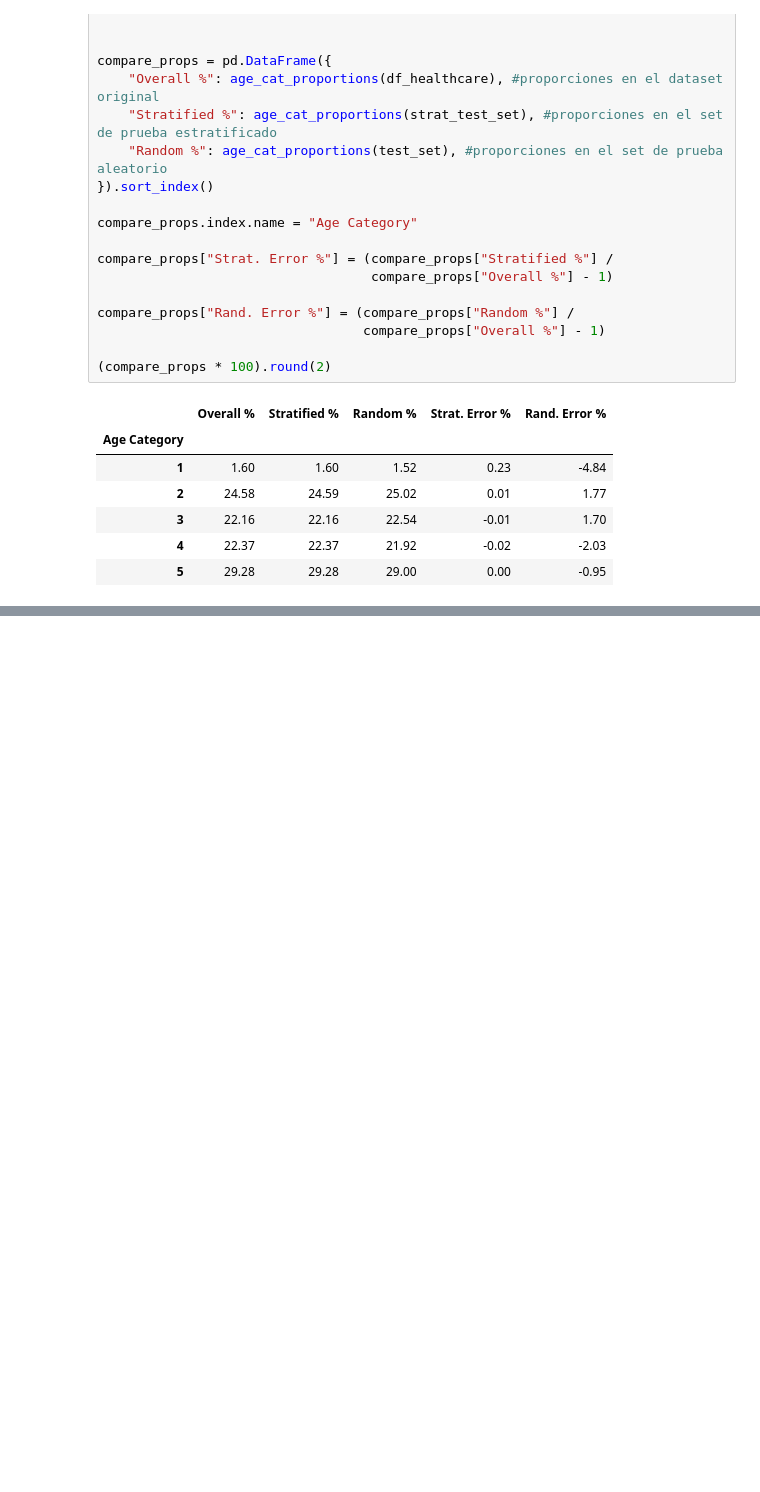
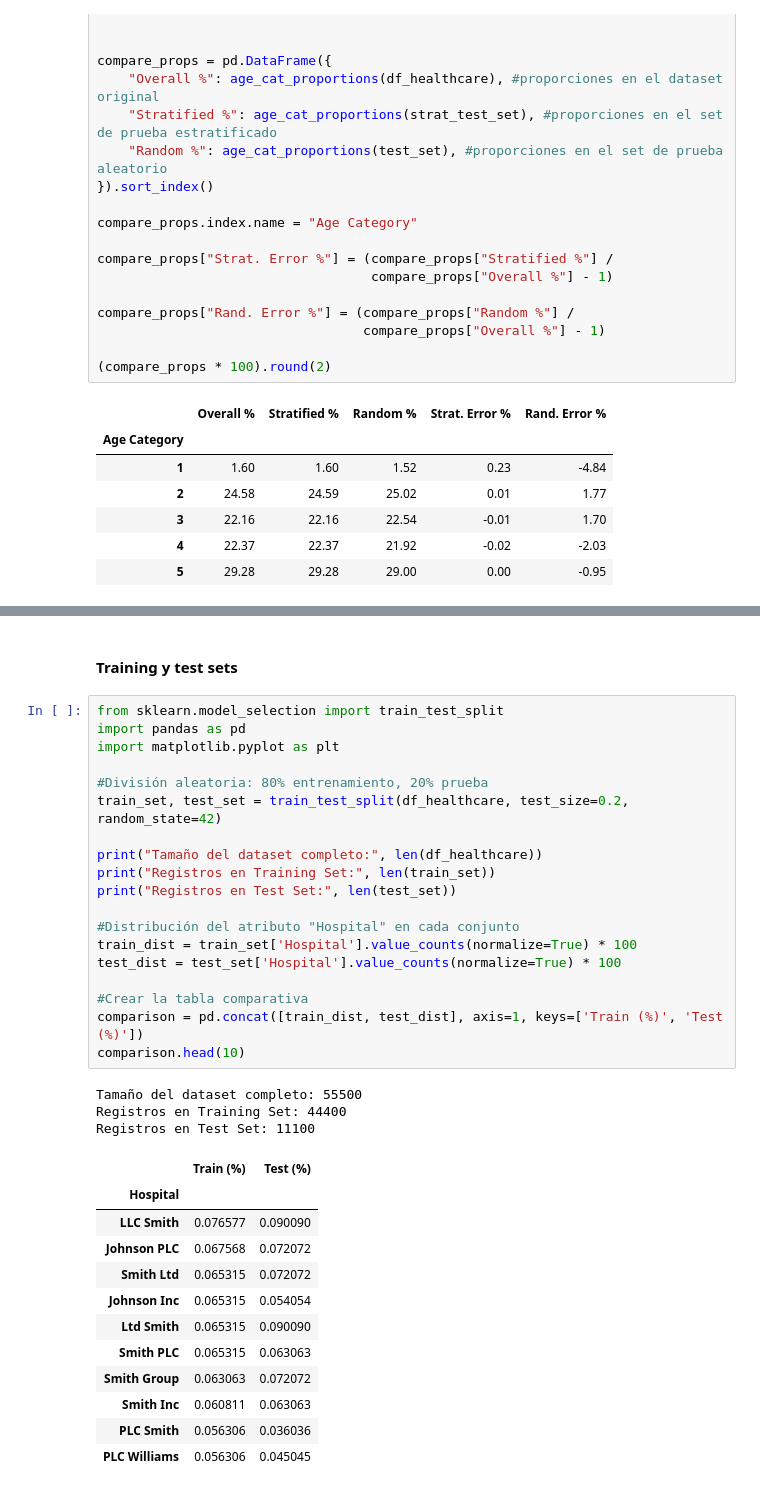
Before and after one commit to Mr-Maccoy/BigData, a Jupyter notebook: G1_SC707_Avance1_LN.ipynb, the cells around one changed output, grey strips where cells are left out. Cells and saved outputs as stored; diff of their text form; blank space fills up the shorter version.

```diff
--- a/G1_SC707_Avance1_LN.ipynb
+++ b/G1_SC707_Avance1_LN.ipynb
@@ -404,0 +503,37 @@ compare_props["Rand. Error %"] = (compare_props["Random %"] /
+# %% [markdown]
+#### Training y test sets
+# %%
+from sklearn.model_selection import train_test_split
+import pandas as pd
+import matplotlib.pyplot as plt
+
+#División aleatoria: 80% entrenamiento, 20% prueba
+train_set, test_set = train_test_split(df_healthcare, test_size=0.2, random_state=42)
+
+print("Tamaño del dataset completo:", len(df_healthcare))
+print("Registros en Training Set:", len(train_set))
+print("Registros en Test Set:", len(test_set))
+
+#Distribución del atributo "Hospital" en cada conjunto
+train_dist = train_set['Hospital'].value_counts(normalize=True) * 100
+test_dist = test_set['Hospital'].value_counts(normalize=True) * 100
+
+#Crear la tabla comparativa
+comparison = pd.concat([train_dist, test_dist], axis=1, keys=['Train (%)', 'Test (%)'])
+comparison.head(10)
+# %% [output]
+Tamaño del dataset completo: 55500
+Registros en Training Set: 44400
+Registros en Test Set: 11100
+|  | Train (%) | Test (%) |
+| Hospital |  |  |
+| LLC Smith | 0.076577 | 0.090090 |
+| Johnson PLC | 0.067568 | 0.072072 |
+| Smith Ltd | 0.065315 | 0.072072 |
+| Johnson Inc | 0.065315 | 0.054054 |
+| Ltd Smith | 0.065315 | 0.090090 |
+| Smith PLC | 0.065315 | 0.063063 |
+| Smith Group | 0.063063 | 0.072072 |
+| Smith Inc | 0.060811 | 0.063063 |
+| PLC Smith | 0.056306 | 0.036036 |
+| PLC Williams | 0.056306 | 0.045045 |
```
Also changed, not shown: parts of 29 cells of this notebook.
